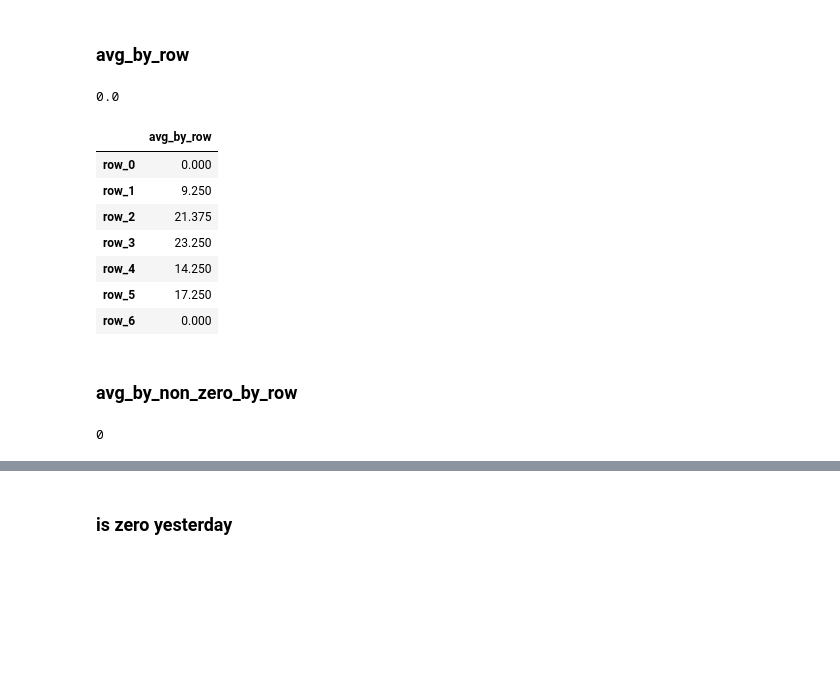
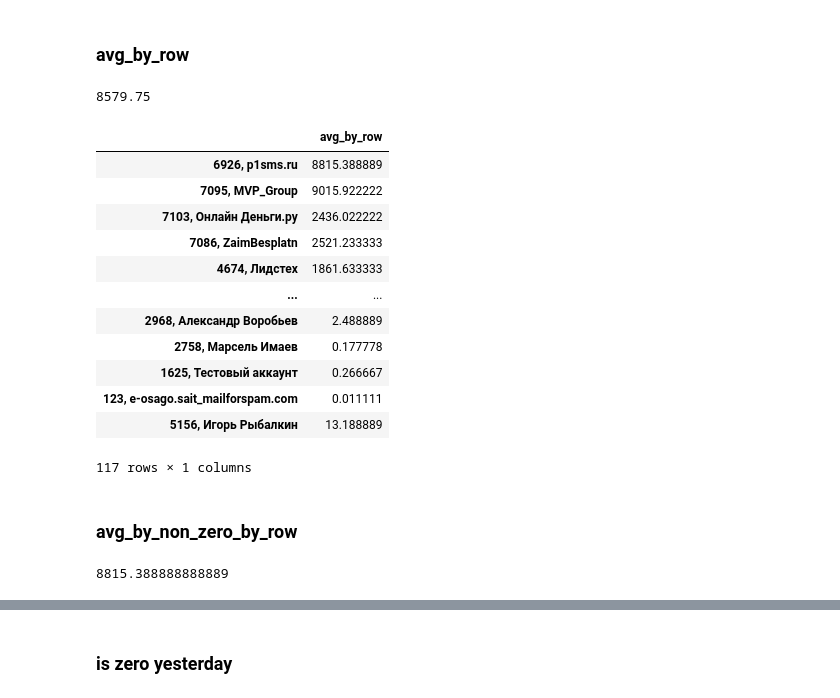
Before and after one commit to antisingle/s-alerts, a Jupyter notebook: alerts.ipynb, the cells around one changed output, grey strips where cells are left out. Cells and saved outputs as stored; diff of their text form; code cells hidden in the pictures; blank space fills up the shorter version.

```diff
--- a/alerts.ipynb
+++ b/alerts.ipynb
@@ -6,5 +6,7 @@ import numpy as np
 # %% [markdown]
 ## Read data
 # %%
-#df = pd.read_excel('test_df.xlsx', index_col = 0)
-t = pd.read_excel('test.xlsx', sheet_name = 'Sheet2', index_col = 0)
+#t = pd.read_excel('test.xlsx', sheet_name = 'Sheet2', index_col = 0)
+t = pd.read_excel('test.xlsx', sheet_name = 'Real Data', index_col = 0)
+
+t.head()
@@ -153,30 +190,36 @@ get_days_buying_before_yesterday_by_row(t)
 # %%
 def avg_by_row(r):
     df = pd.DataFrame(r)
-    df = df.rename(columns = {df.columns[0]: 'c'}).iloc[::-1].iloc[1:, :]
+    df = df.rename(columns = {df.columns[0]: 'c'})
     avg = df['c'].mean()
     return avg
 
-avg_by_row(t.iloc[6])
+avg_by_row(t.iloc[1, -5:-1])
 # %% [output]
-0.0
+8579.75
 # %%
 def get_avg_by_row(df):
+    #display(df)
     tmp = pd.DataFrame()
     for r in df.index:
-        tmp.loc[r, 'avg_by_row'] = avg_by_row(df.loc[r])
+        tmp.loc[r, 'avg_by_row'] = avg_by_row(df.loc[r].iloc[:-1])
     return tmp
 
 get_avg_by_row(t)
 # %% [output]
 |  | avg_by_row |
-| row_0 | 0.000 |
-| row_1 | 9.250 |
-| row_2 | 21.375 |
-| row_3 | 23.250 |
-| row_4 | 14.250 |
-| row_5 | 17.250 |
-| row_6 | 0.000 |
+| 6926, p1sms.ru | 8815.388889 |
+| 7095, MVP_Group | 9015.922222 |
+| 7103, Онлайн Деньги.ру | 2436.022222 |
+| 7086, ZaimBesplatn | 2521.233333 |
+| 4674, Лидстех | 1861.633333 |
+| ... | ... |
+| 2968, Александр Воробьев | 2.488889 |
+| 2758, Марсель Имаев | 0.177778 |
+| 1625, Тестовый аккаунт | 0.266667 |
+| 123, e-osago.sait_mailforspam.com | 0.011111 |
+| 5156, Игорь Рыбалкин | 13.188889 |
+117 rows × 1 columns
 # %% [markdown]
 ### avg_by_non_zero_by_row
 # %%
@@ -189,7 +232,7 @@ def avg_by_non_zero_by_row(r):
     return avg
 avg_by_non_zero_by_row(t.iloc[0])
 # %% [output]
-0
+8815.388888888889
 # %%
 def get_avg_by_non_zero_by_row(df):
     tmp = pd.DataFrame()
```
Also changed, not shown: parts of 24 cells of this notebook, 1 other file.
